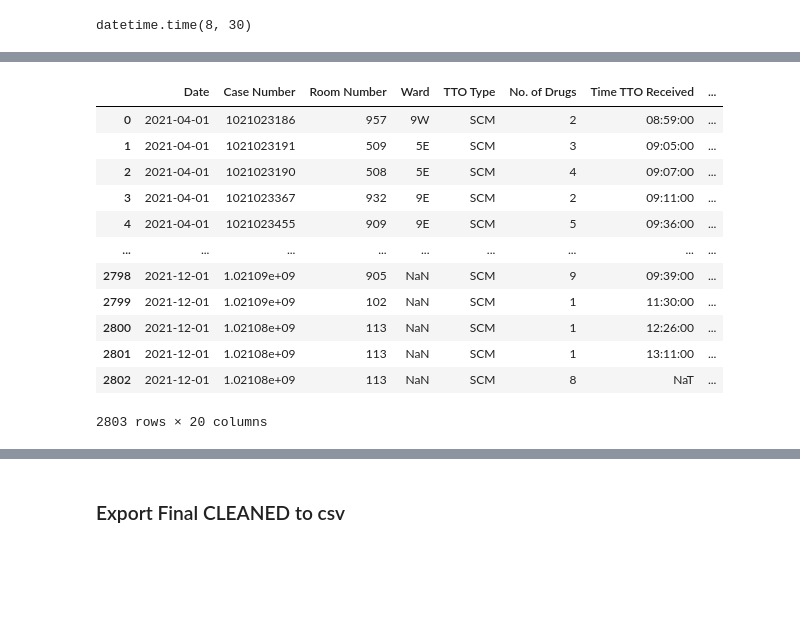
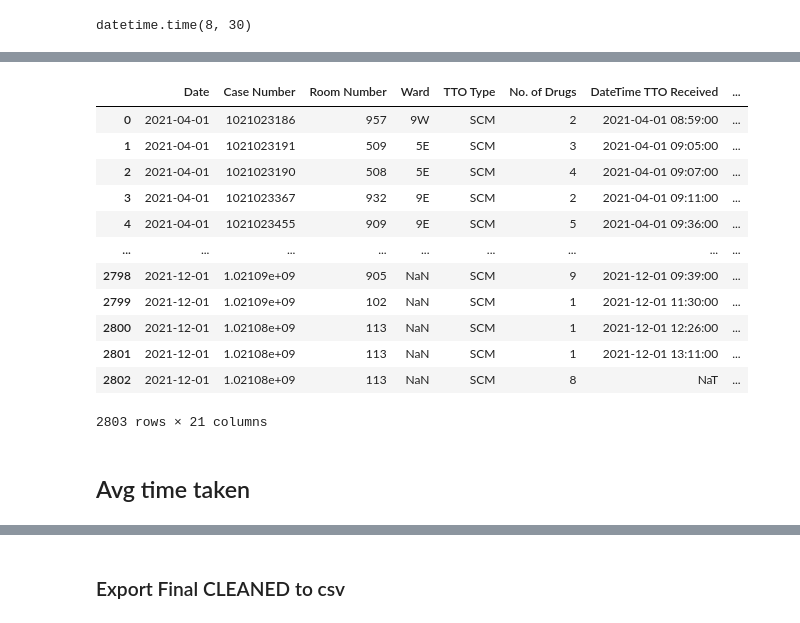
Before and after one commit to RoystonCXW/IS447---Smart-Healthcare, a Jupyter notebook: IS447/System/Code/Pharmacy Dept/GEH_Cleaning.ipynb, the cells around one changed output, grey strips where cells are left out. Saved outputs shown, nothing was run; the diff lists cells and outputs as text; code cells hidden in the pictures; blank space fills up the shorter version.

```diff
--- a/IS447/System/Code/Pharmacy Dept/GEH_Cleaning.ipynb
+++ b/IS447/System/Code/Pharmacy Dept/GEH_Cleaning.ipynb
@@ -731,9 +709,9 @@ merged_df
 # %%
-tto_received = pd.to_datetime(merged_df['Time TTO Received'].astype(str))
-tto_last_pt = pd.to_datetime(merged_df[merged_df['TTO Last Timestamp'] != 'NA']['TTO Last Timestamp'].astype(str))
+tto_received = pd.to_datetime(merged_df['DateTime TTO Received'].astype(str))
+tto_dispensed = pd.to_datetime(merged_df[merged_df['DateTime TTO Dispensed'] != 'NA']['DateTime TTO Dispensed'].astype(str))
 #tto_counselled = pd.to_datetime(df2[df2['Time TTO Counselled'] != 'NA']['Time TTO Counselled'].astype(str))
 
-merged_df['Overall Time Taken (mins)'] = tto_last_pt.sub(tto_received).dt.total_seconds().div(60)
+merged_df['TAT'] = tto_dispensed.sub(tto_received).dt.total_seconds().div(60)
 # %%
 merged_df
 # %% [output]
@@ -754,9 +732,9 @@ merged_df
 #### Meet KPI
 # %%
 def f(row):
-    if row['Overall Time Taken (mins)'] > 45:
+    if row['TAT'] > 45:
         val = 'No'
-    elif row['Overall Time Taken (mins)'] > 0 and row['Overall Time Taken (mins)'] <= 45:
+    elif row['TAT'] > 0 and row['TAT'] <= 45:
         val = 'Yes'
     else:
         val = 'NA'
@@ -806,6 +784,6 @@ x
 # %% [output]
 datetime.time(8, 30)
 # %%
-merged_df["Time TTO Received"]  = pd.to_datetime(merged_df["Time TTO Received"].astype(str))
-merged_df["TTO Last Timestamp"]  = pd.to_datetime(merged_df["TTO Last Timestamp"].astype(str))
+#merged_df["DateTime TTO Received"]  = pd.to_datetime(merged_df["DateTime TTO Received"].astype(str))
+#merged_df["DateTime TTO Dispensed"]  = pd.to_datetime(merged_df["DateTime TTO Dispensed"].astype(str))
 #merged_df["TTO Last Timestamp"]  = pd.to_datetime(merged_df["TTO Last Timestamp"] , infer_datetime_format=True, errors='coerce')
@@ -828,24 +792,24 @@ merged_df
 # %%
-merged_df["Time TTO Received"]   = merged_df["Time TTO Received"].dt.time
-merged_df["TTO Last Timestamp"]   = merged_df["TTO Last Timestamp"].dt.time
+#merged_df["DateTime TTO Received"]   = merged_df["DateTime TTO Received"].dt.time
+#merged_df["DateTime TTO Dispensed"]   = merged_df["DateTime TTO Dispensed"].dt.time
 # %%
-merged_df['Office Hours'] = np.where(merged_df['Time TTO Received'].isnull() | merged_df['TTO Last Timestamp'].isnull() , 'NA',
-                            (np.where(( #(df['Time TTO Received'] >= pd.to_datetime('08:00:00').time()) &
-                                        (merged_df['TTO Last Timestamp'] <= pd.to_datetime('20:00:00').time())),
-                                        'Yes', 'No')))
+merged_df['Office Hours'] = np.where(merged_df['DateTime TTO Received'].isnull() | merged_df['DateTime TTO Dispensed'].isnull() , 'NA',
+                            np.where(  #(dfinal['Time TTO Received'] >= pd.to_datetime('08:30:00').time()) &
+                                        (merged_df['DateTime TTO Dispensed'].dt.time <= pd.to_datetime('20:00:00').time()),
+                                        'Yes', 'No'))
 
 merged_df
 # %% [output]
-|  | Date | Case Number | Room Number | Ward | TTO Type | No. of Drugs | Time TTO Received | ... |
-| 0 | 2021-04-01 | 1021023186 | 957 | 9W | SCM | 2 | 08:59:00 | ... |
-| 1 | 2021-04-01 | 1021023191 | 509 | 5E | SCM | 3 | 09:05:00 | ... |
-| 2 | 2021-04-01 | 1021023190 | 508 | 5E | SCM | 4 | 09:07:00 | ... |
-| 3 | 2021-04-01 | 1021023367 | 932 | 9E | SCM | 2 | 09:11:00 | ... |
-| 4 | 2021-04-01 | 1021023455 | 909 | 9E | SCM | 5 | 09:36:00 | ... |
+|  | Date | Case Number | Room Number | Ward | TTO Type | No. of Drugs | DateTime TTO Received | ... |
+| 0 | 2021-04-01 | 1021023186 | 957 | 9W | SCM | 2 | 2021-04-01 08:59:00 | ... |
+| 1 | 2021-04-01 | 1021023191 | 509 | 5E | SCM | 3 | 2021-04-01 09:05:00 | ... |
+| 2 | 2021-04-01 | 1021023190 | 508 | 5E | SCM | 4 | 2021-04-01 09:07:00 | ... |
+| 3 | 2021-04-01 | 1021023367 | 932 | 9E | SCM | 2 | 2021-04-01 09:11:00 | ... |
+| 4 | 2021-04-01 | 1021023455 | 909 | 9E | SCM | 5 | 2021-04-01 09:36:00 | ... |
 | ... | ... | ... | ... | ... | ... | ... | ... | ... |
-| 2798 | 2021-12-01 | 1.02109e+09 | 905 | NaN | SCM | 9 | 09:39:00 | ... |
-| 2799 | 2021-12-01 | 1.02109e+09 | 102 | NaN | SCM | 1 | 11:30:00 | ... |
-| 2800 | 2021-12-01 | 1.02108e+09 | 113 | NaN | SCM | 1 | 12:26:00 | ... |
-| 2801 | 2021-12-01 | 1.02108e+09 | 113 | NaN | SCM | 1 | 13:11:00 | ... |
+| 2798 | 2021-12-01 | 1.02109e+09 | 905 | NaN | SCM | 9 | 2021-12-01 09:39:00 | ... |
+| 2799 | 2021-12-01 | 1.02109e+09 | 102 | NaN | SCM | 1 | 2021-12-01 11:30:00 | ... |
+| 2800 | 2021-12-01 | 1.02108e+09 | 113 | NaN | SCM | 1 | 2021-12-01 12:26:00 | ... |
+| 2801 | 2021-12-01 | 1.02108e+09 | 113 | NaN | SCM | 1 | 2021-12-01 13:11:00 | ... |
 | 2802 | 2021-12-01 | 1.02108e+09 | 113 | NaN | SCM | 8 | NaT | ... |
-2803 rows × 20 columns
+2803 rows × 21 columns
@@ -851,0 +818,2 @@ merged_df
+# %% [markdown]
+## Avg time taken
```
Also changed, not shown: parts of 53 cells of this notebook, 3 other files.
